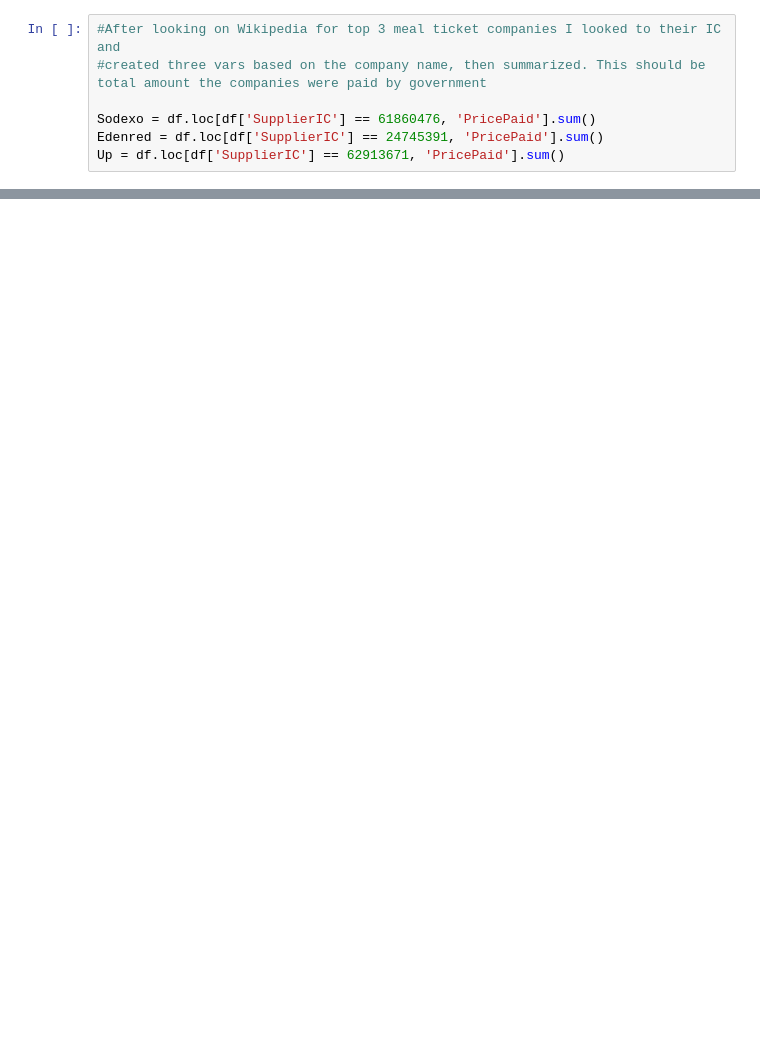
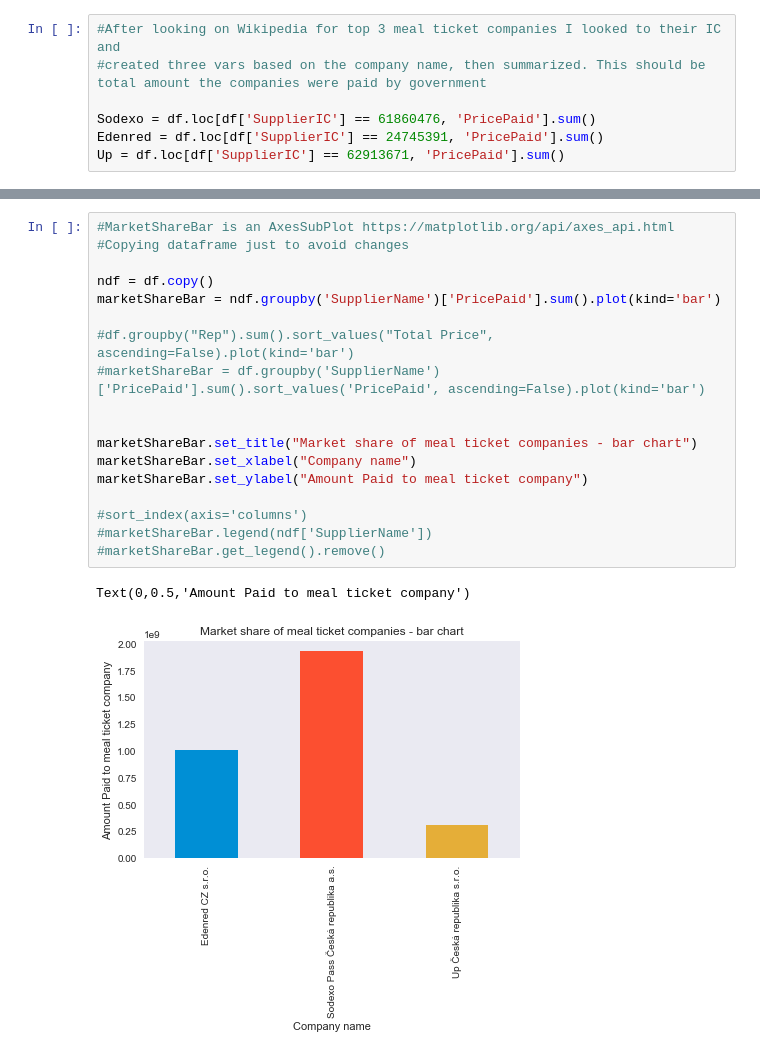
Before and after one commit to azm-gh/Basic-Data-analysis---Govt-spending, a Jupyter notebook: Government Data Set Analysis.ipynb, the cells around one changed output, grey strips where cells are left out. Saved outputs shown, nothing was run; the diff lists cells and outputs as text; blank space fills up the shorter version.

```diff
--- a/Government Data Set Analysis.ipynb
+++ b/Government Data Set Analysis.ipynb
@@ -109,0 +115,21 @@ df.head()
+# %%
+#MarketShareBar is an AxesSubPlot https://matplotlib.org/api/axes_api.html
+#Copying dataframe just to avoid changes
+
+ndf = df.copy()
+marketShareBar = ndf.groupby('SupplierName')['PricePaid'].sum().plot(kind='bar')
+
+#df.groupby("Rep").sum().sort_values("Total Price", ascending=False).plot(kind='bar')
+#marketShareBar = df.groupby('SupplierName')['PricePaid'].sum().sort_values('PricePaid', ascending=False).plot(kind='bar')
+
+
+marketShareBar.set_title("Market share of meal ticket companies - bar chart")
+marketShareBar.set_xlabel("Company name")
+marketShareBar.set_ylabel("Amount Paid to meal ticket company")
+
+#sort_index(axis='columns')
+#marketShareBar.legend(ndf['SupplierName'])
+#marketShareBar.get_legend().remove()
+# %% [output]
+Text(0,0.5,'Amount Paid to meal ticket company')
+[figure, added]
```
Also changed, not shown: parts of 21 cells of this notebook.
